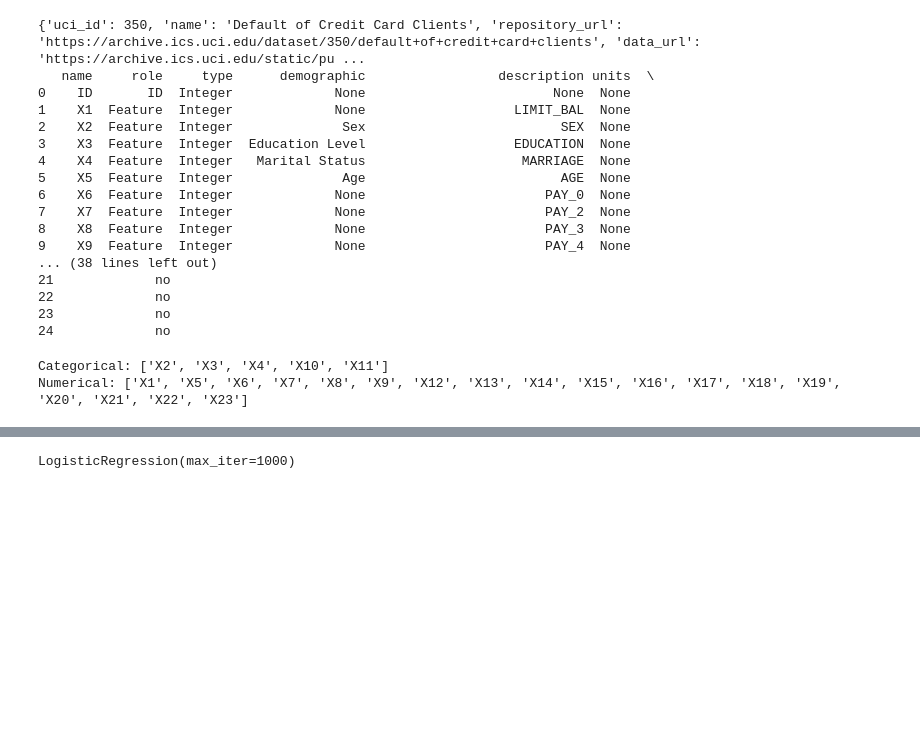
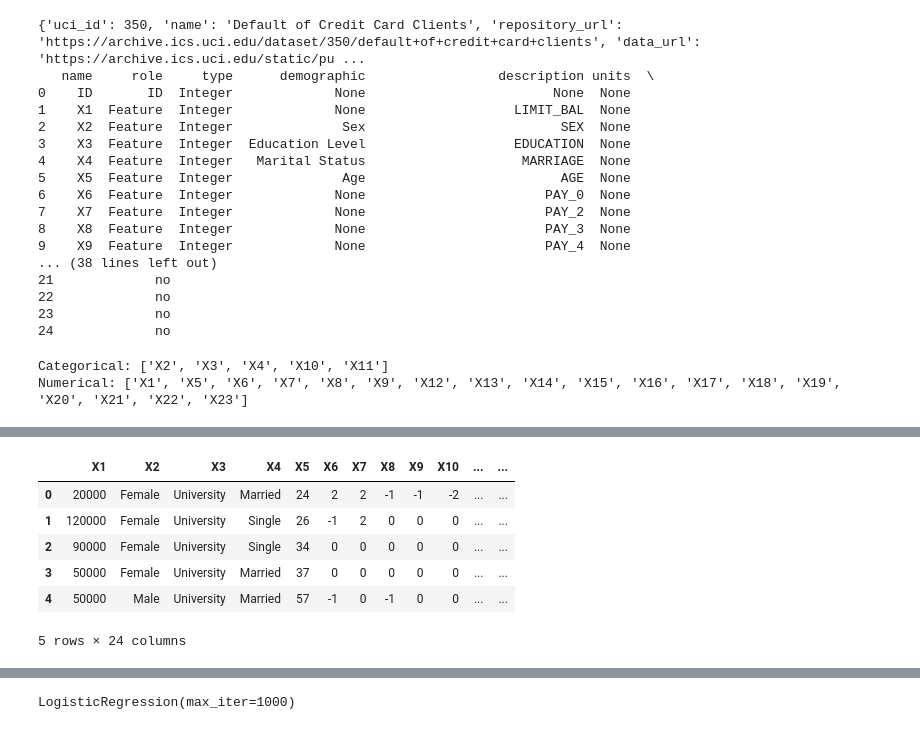
Before and after one commit to annamikulich/PROJECT-4, a Jupyter notebook: credit_default_model.ipynb, the cells around one changed output, grey strips where cells are left out. Cells and saved outputs as stored; diff of their text form; code cells hidden in the pictures; blank space fills up the shorter version.

```diff
--- a/credit_default_model.ipynb
+++ b/credit_default_model.ipynb
@@ -89,3 +89,34 @@ Name: count, dtype: int64
 | 50% | 140000.000000 | 34.000000 | 0.000000 | 0.000000 | 0.000000 | 0.000000 | 22381.500000 | 21200.000000 | 2.008850e+04 | 19052.000000 | 18104.500000 | ... |
 | 75% | 240000.000000 | 41.000000 | 0.000000 | 0.000000 | 0.000000 | 0.000000 | 67091.000000 | 64006.250000 | 6.016475e+04 | 54506.000000 | 50190.500000 | ... |
 | max | 1000000.000000 | 79.000000 | 8.000000 | 8.000000 | 8.000000 | 8.000000 | 964511.000000 | 983931.000000 | 1.664089e+06 | 891586.000000 | 927171.000000 | ... |
+# %%
+# Copy DataFrame to save the original
+df_labeled = df.copy()
+
+# Decode categorical variables
+df_labeled['X2'] = df_labeled['X2'].replace({1: 'Male', 2: 'Female'})
+df_labeled['X3'] = df_labeled['X3'].replace({
+    1: 'Graduate school',
+    2: 'University',
+    3: 'High school',
+    4: 'Other',
+    5: 'Other',
+    6: 'Other',
+    0: 'Unknown'
+})
+df_labeled['X4'] = df_labeled['X4'].replace({
+    1: 'Married',
+    2: 'Single',
+    3: 'Other',
+    0: 'Unknown'
+})
+df_labeled['Y'] = df_labeled['Y'].replace({0: 'No Default', 1: 'Default'})
+df_labeled.head()
+# %% [output]
+|  | X1 | X2 | X3 | X4 | X5 | X6 | X7 | X8 | X9 | X10 | ... | ... |
+| 0 | 20000 | Female | University | Married | 24 | 2 | 2 | -1 | -1 | -2 | ... | ... |
+| 1 | 120000 | Female | University | Single | 26 | -1 | 2 | 0 | 0 | 0 | ... | ... |
+| 2 | 90000 | Female | University | Single | 34 | 0 | 0 | 0 | 0 | 0 | ... | ... |
+| 3 | 50000 | Female | University | Married | 37 | 0 | 0 | 0 | 0 | 0 | ... | ... |
+| 4 | 50000 | Male | University | Married | 57 | -1 | 0 | -1 | 0 | 0 | ... | ... |
+5 rows × 24 columns
```
Also changed, not shown: parts of 2 cells of this notebook, 2 other files.
